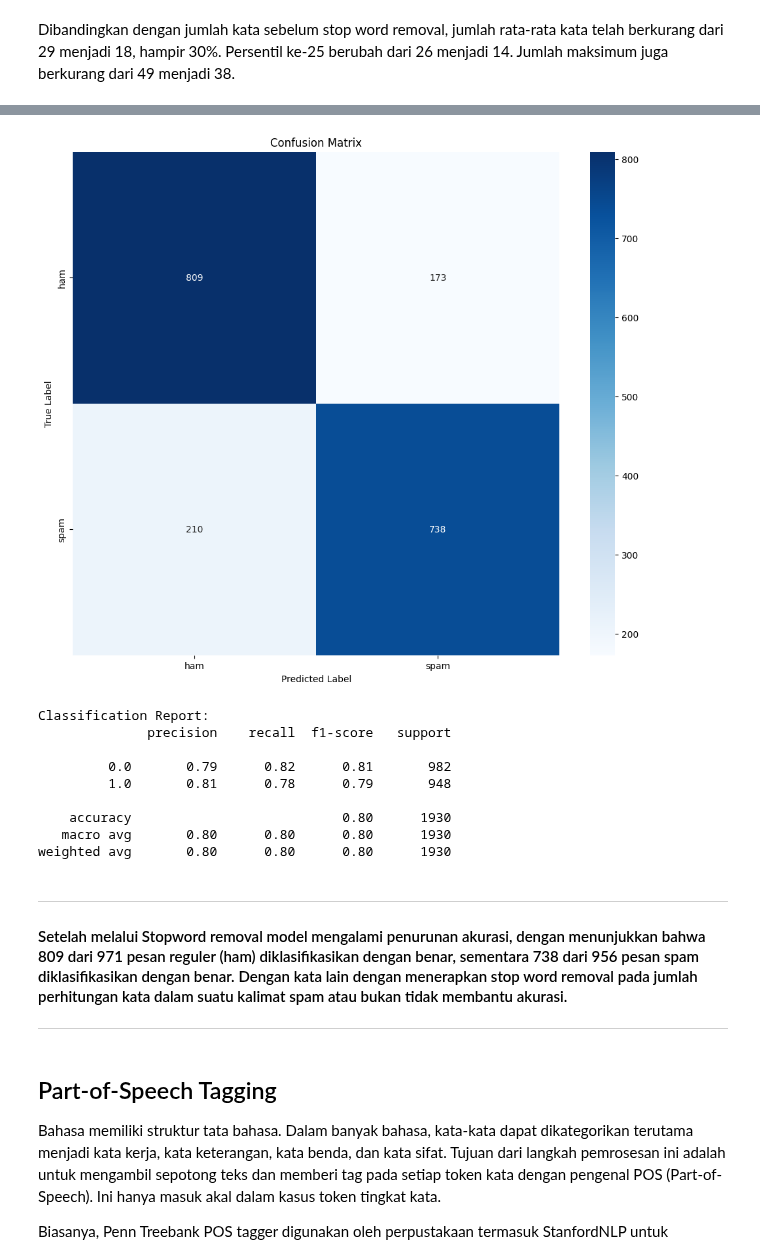
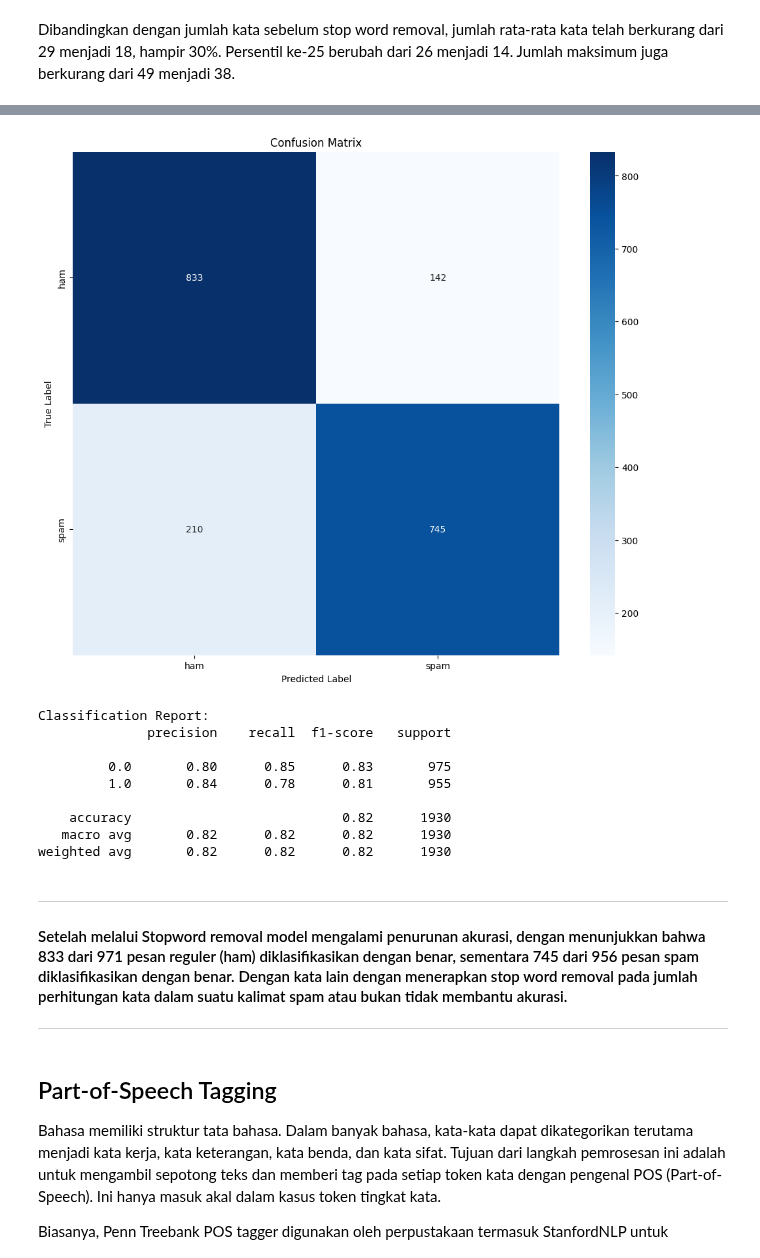
Before and after one commit to AnggaDS01/Python, a Jupyter notebook: Machine-Learning/Documentations/Natural-Language-Processing/Essential-of-NLP/3. text-normalization.ipynb, the cells around one changed output, grey strips where cells are left out. Drawn from its saved outputs; the diff is of its cells as text; code cells hidden in the pictures.

```diff
--- a/Machine-Learning/Documentations/Natural-Language-Processing/Essential-of-NLP/3. text-normalization.ipynb
+++ b/Machine-Learning/Documentations/Natural-Language-Processing/Essential-of-NLP/3. text-normalization.ipynb
@@ -774,7 +734,7 @@ df_copy['label'] = lb.fit_transform(df_copy['label'])
 df_copy['capitals'] = df_copy['message'].apply(num_capitals)
 df_copy['punctuation'] = df_copy['message'].apply(num_punctuation)
 df_copy['length'] = df_copy['message'].apply(message_length)
-df_copy['words'] = df_copy['message'].apply(lambda text: word_counts(text, en_nlp, en_sw))
+df_copy['words'] = df_copy['message'].apply(lambda text: word_counts_v2(text, EN_NLP, EN_SW))
 # %%
 df_copy[:5]
 # %% [output]
@@ -859,17 +819,3 @@ Validation Split: 0.2
 Number of data: 1930
 AFTER BATCH: 32
 Number of data: 61
-# %%
-INPUT_SHAPE = (4,)
-NUM_LABEL = 1
-LOSS = tf.keras.losses.BinaryCrossentropy()
-OPTIMIZER = tf.keras.optimizers.Adam(learning_rate=0.001)
-METRICS = ['accuracy']
-
-model = make_model(INPUT_SHAPE, NUM_LABEL)
-model.compile(
-    loss=LOSS,
-    optimizer=OPTIMIZER,
-    metrics=METRICS
-)
-model.summary()
@@ -889,0 +822,9 @@ Model: "functional_1"
+# %%
+my_model=SpamLDetectionModel(
+    input_shape=INPUT_SHAPE_MODEL_V3,
+    num_classes=NUM_LABEL,
+    optimizer=OPTIMIZER,
+    loss=LOSS,
+    metrics=METRICS
+)
+my_model.model.summary()
@@ -890,5 +845,5 @@ Model: "functional_1"
 # %%
-history = model.fit(
+history = my_model.train(
     SMSSpamCollection_tf_data_train,
     validation_data=SMSSpamCollection_tf_data_valid,
     epochs=30,
@@ -914,19 +869,19 @@ Epoch 30/30
 # %%
-evaluate_model(model, SMSSpamCollection_tf_data_valid, lb.classes_)
+evaluate_model(my_model.model, SMSSpamCollection_tf_data_valid, lb.classes_)
 # %% [output]
-[figure, old version]
+[figure, new version]
 Classification Report:
               precision    recall  f1-score   support
 
-         0.0       0.79      0.82      0.81       982
-         1.0       0.81      0.78      0.79       948
+         0.0       0.80      0.85      0.83       975
+         1.0       0.84      0.78      0.81       955
 
-    accuracy                           0.80      1930
-   macro avg       0.80      0.80      0.80      1930
-weighted avg       0.80      0.80      0.80      1930
+    accuracy                           0.82      1930
+   macro avg       0.82      0.82      0.82      1930
+weighted avg       0.82      0.82      0.82      1930
 # %% [markdown]
 ---
-#### Setelah melalui Stopword removal model mengalami penurunan akurasi, dengan menunjukkan bahwa 809 dari 971 pesan reguler (ham) diklasifikasikan dengan benar, sementara 738 dari 956 pesan spam diklasifikasikan dengan benar. Dengan kata lain dengan menerapkan stop word removal pada jumlah perhitungan kata dalam suatu kalimat spam atau bukan tidak membantu akurasi.
+#### Setelah melalui Stopword removal model mengalami penurunan akurasi, dengan menunjukkan bahwa 833 dari 971 pesan reguler (ham) diklasifikasikan dengan benar, sementara 745 dari 956 pesan spam diklasifikasikan dengan benar. Dengan kata lain dengan menerapkan stop word removal pada jumlah perhitungan kata dalam suatu kalimat spam atau bukan tidak membantu akurasi.
 ---
 # %% [markdown]
 ## Part-of-Speech Tagging
```
Also changed, not shown: parts of 30 cells of this notebook, 6 other files.
